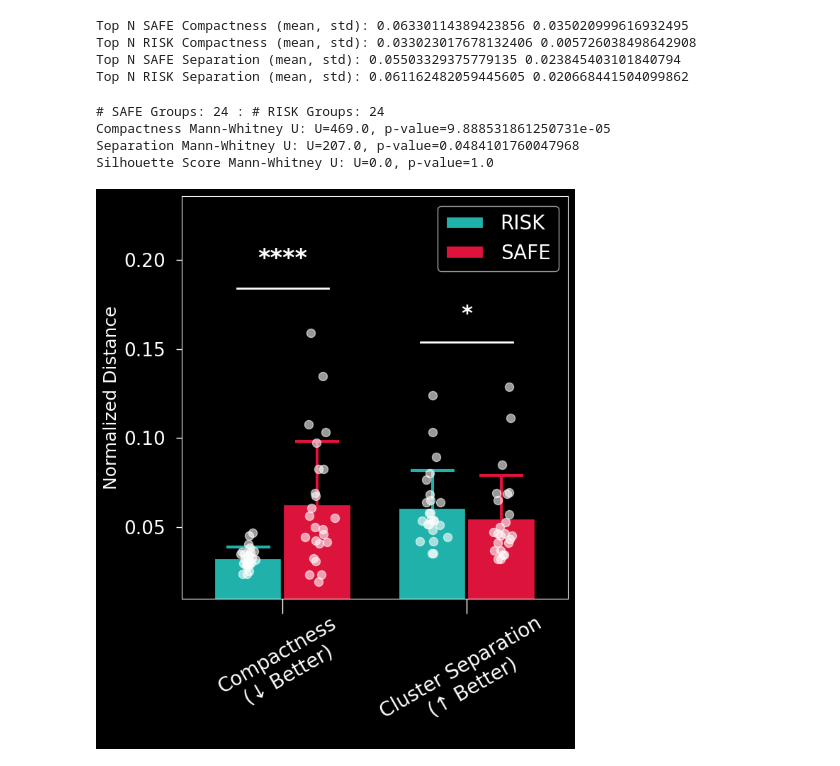
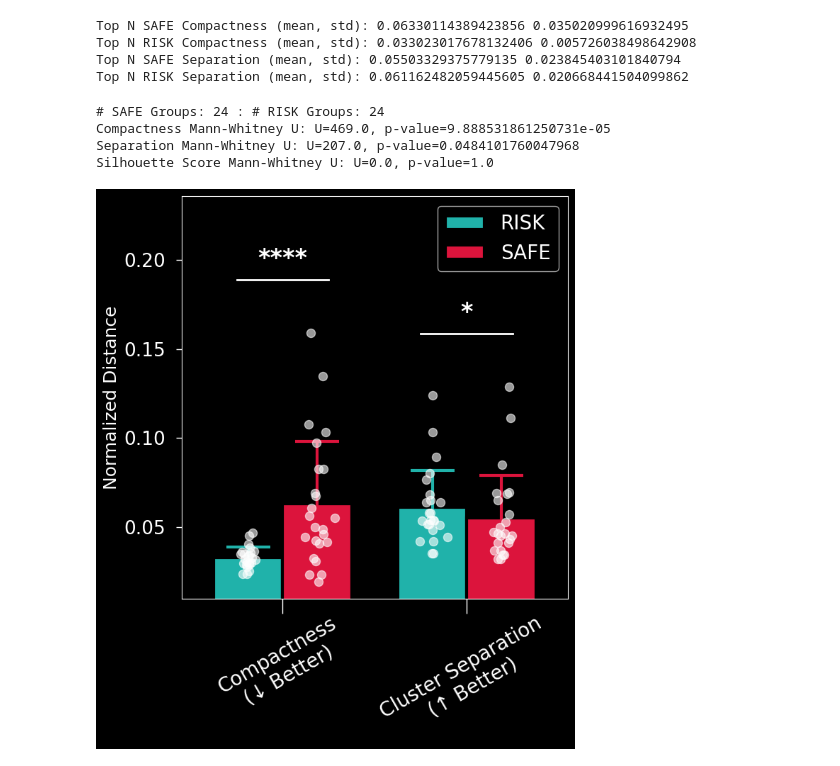
Before and after one commit to riskportal/risk-publication, a Jupyter notebook: risk_network/supp_fig_1_3.ipynb, the cells around one changed output. Cells and saved outputs as stored; diff of their text form; code cells hidden in the pictures.

```diff
--- a/risk_network/supp_fig_1_3.ipynb
+++ b/risk_network/supp_fig_1_3.ipynb
@@ -899,41 +897,41 @@ compactness_text = get_significance_text(compactness_p)
 separation_text = get_significance_text(separation_p)
 
 # Annotate significance on the plot
-safe_compactness_height = max(safe_compactness_values) + 0.025
+safe_compactness_height = max(safe_compactness_values) + 0.03
 ax.text(
     0,
-    safe_compactness_height + 0.01,
+    safe_compactness_height + 0.005,
     compactness_text,
     ha="center",
     va="bottom",
     color="white",
     weight="bold",
     fontsize=24,
 )
 ax.plot(
     [-0.25, 0.25], [safe_compactness_height, safe_compactness_height], color="white", linewidth=2
 )
 
-risk_separation_height = max(safe_separation_values) + 0.025
+risk_separation_height = max(safe_separation_values) + 0.03
 ax.text(
     1,
-    risk_separation_height + 0.01,
+    risk_separation_height + 0.005,
     separation_text,
     ha="center",
     va="bottom",
     color="white",
     weight="bold",
-    fontsize=22,
+    fontsize=24,
 )
 ax.plot([0.75, 1.25], [risk_separation_height, risk_separation_height], color="white", linewidth=2)
 
 # 1,200 DPI required for line art in journal Bioinformatics
 # plt.savefig("./png/supp_fig_3d.png", bbox_inches="tight", dpi=1200)
 
 plt.show()
 # %% [output]
 # SAFE Groups: 24 : # RISK Groups: 24
 Compactness Mann-Whitney U: U=469.0, p-value=9.888531861250731e-05
 Separation Mann-Whitney U: U=207.0, p-value=0.0484101760047968
 Silhouette Score Mann-Whitney U: U=0.0, p-value=1.0
-[figure, old version]
+[figure, new version]
```
Also changed, not shown: parts of 2 cells of this notebook.
